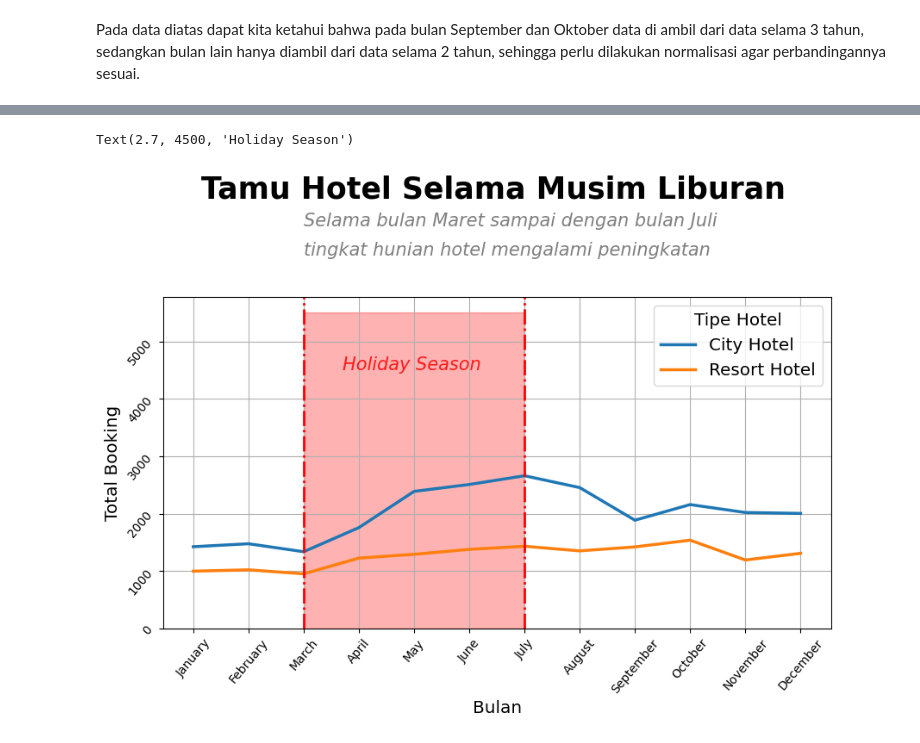
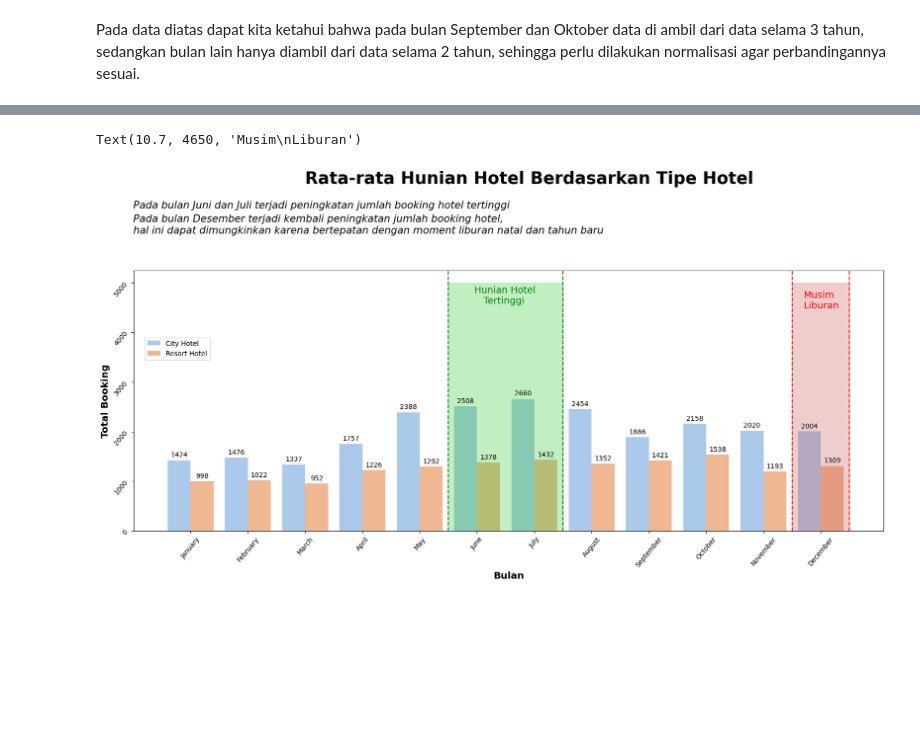
Before and after one commit to masendhy/investigate_hotel_business, a Jupyter notebook: Investigate_Hotel_Business.ipynb, the cells around one changed output, grey strips where cells are left out. Saved outputs shown, nothing was run; the diff lists cells and outputs as text; code cells hidden in the pictures; blank space fills up the shorter version.

Commit message:
booking visualisation updated

```diff
--- a/Investigate_Hotel_Business.ipynb
+++ b/Investigate_Hotel_Business.ipynb
@@ -313,25 +313,36 @@ df2_group.sample(9)
-# %%
-# tentukan ukuran figure
-plt.figure(figsize=(10,5))
-sns.lineplot(x='month', y='average_total_booking', hue='hotel', data=df2_group,size='hotel',sizes=(2.5,2.5))\
-
-plt.tick_params(axis='both',which='major', rotation=50,labelsize=10)
-plt.grid()
-plt.legend(title='Tipe Hotel', fontsize='x-large', title_fontsize='x-large')
-
-#create label
-plt.xlabel('Bulan', fontsize='x-large')
-plt.ylabel('Total Booking', fontsize='x-large')
-plt.text(0.15, 7500, 'Tamu Hotel Selama Musim Liburan', fontsize=25,fontweight='bold')
-plt.text(2, 7000, 'Selama bulan Maret sampai dengan bulan Juli', fontsize=15,alpha=0.5,fontstyle="italic")
-plt.text(2, 6500, 'tingkat hunian hotel mengalami peningkatan', fontsize=15,fontstyle="italic",alpha=0.5)
-
-
-
-plt.stackplot(np.arange(2,7,1),[[5500]], color='r', alpha=0.3)
-plt.axvline(2, c = 'r', ls = '-.', lw = 2)
-plt.axvline(2*3, c = 'r', ls = '-.', lw = 2)
-plt.text(2.7, 4500, s = 'Holiday Season', alpha = 0.85, fontstyle="italic", c='r',fontsize=15)
-# %% [output]
-Text(2.7, 4500, 'Holiday Season')
-[figure, removed]
+# %%
+fig,ax = plt.subplots(figsize=(20,7))
+sns.barplot(x='month', y='average_total_booking', data=df2_group,hue='hotel',ax=ax,palette='pastel')
+# change legend position
+ax.legend(loc='center left', bbox_to_anchor=(0.01,0.7))
+
+
+
+# give annotate
+for p in ax.patches:
+    ax.annotate(format(p.get_height(),'.0f'), (p.get_x() + p.get_width() / 2., p.get_height()), ha = 'center', va = 'center', xytext = (0, 8), textcoords = 'offset points')
+
+#rotate x label
+plt.tick_params(axis='both',which='major', rotation=50,labelsize=10)
+plt.text(x=2, y=7000, s='Rata-rata Hunian Hotel Berdasarkan Tipe Hotel', fontsize=25,fontweight='bold')
+plt.text(x=-1, y=6500, s='Pada bulan Juni dan Juli terjadi peningkatan jumlah booking hotel tertinggi', fontsize=15, fontstyle='italic')
+plt.text(x=-1, y=6000, s='Pada bulan Desember terjadi kembali peningkatan jumlah booking hotel,\nhal ini dapat dimungkinkan karena bertepatan dengan moment liburan natal dan tahun baru ', fontsize=15, fontstyle='italic')
+
+
+plt.xlabel('Bulan', fontsize='x-large',fontweight='bold')
+plt.ylabel('Total Booking', fontsize='x-large',fontweight='bold')
+
+#create axvline
+plt.axvline(4.5, ls='--', color='green')
+plt.axvline(6.5, ls='--', color='green')
+plt.stackplot(np.arange(4.5,7.5), [[5000]], color='limegreen', alpha=0.3)
+plt.text(x=4.95, y=4750, s='Hunian Hotel\n   Tertinggi', fontsize=14, color='green', va='center')
+
+
+plt.axvline(10.5, ls='--', color='red')
+plt.axvline(11.5, ls='--', color='red')
+plt.stackplot(np.arange(10.5,12.5), [[5000]], color='indianred', alpha=0.3)
+plt.text(x=10.7, y=4650, s='Musim\nLiburan', fontsize=14, color='red', va='center')
+# %% [output]
+Text(10.7, 4650, 'Musim\nLiburan')
+[figure, added]
```
Also changed, not shown: parts of 2 cells of this notebook.
